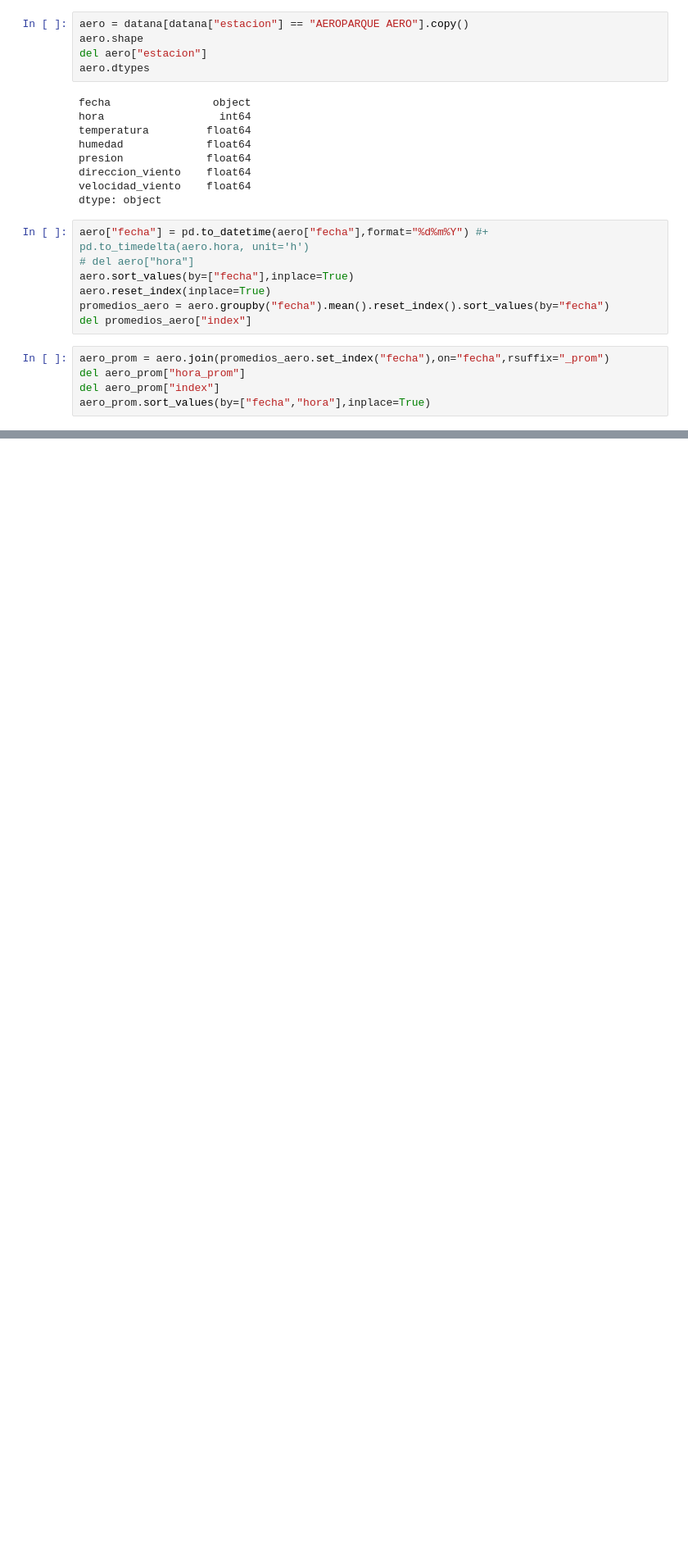
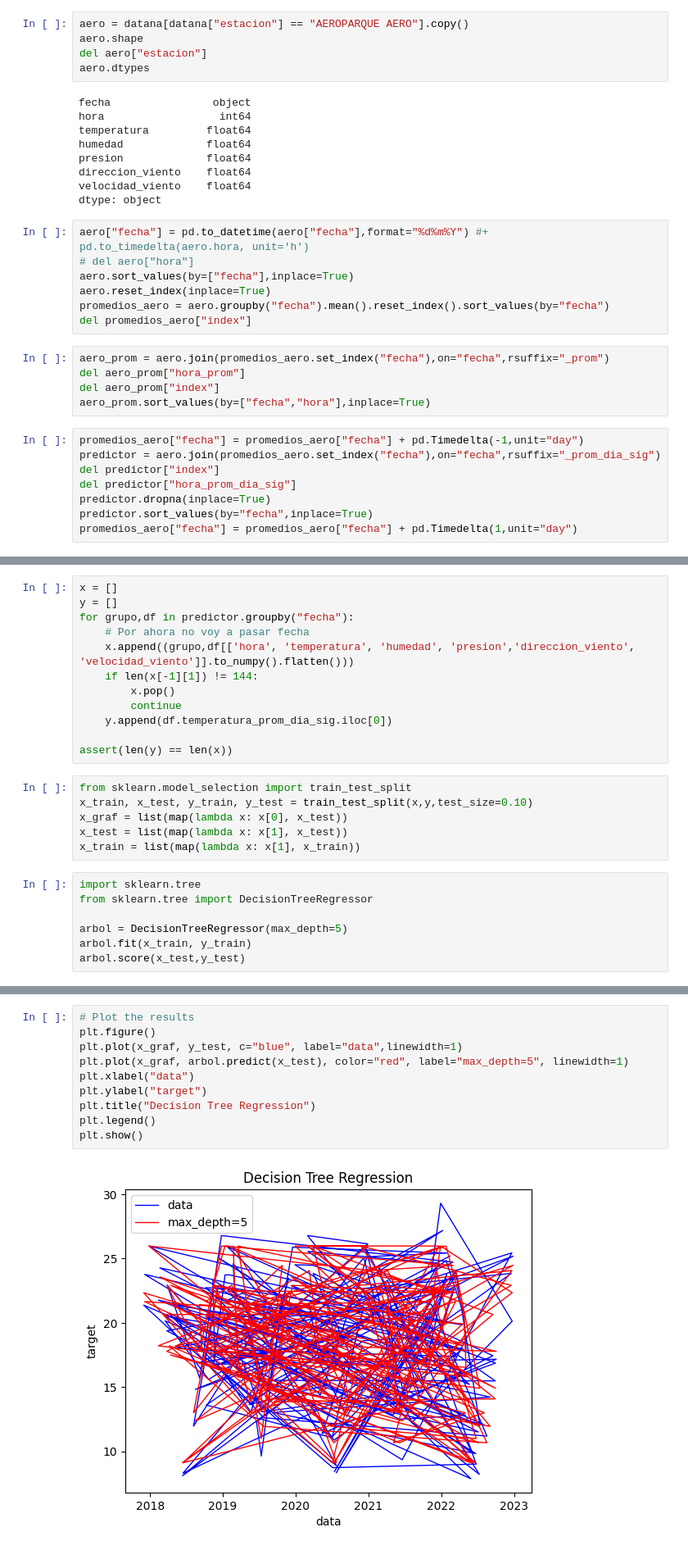
Before and after one commit to SebastianFelgueras/clima, a Jupyter notebook: modelosBSAS.ipynb, the cells around one changed output, grey strips where cells are left out. Shown at 82% size. Cells and saved outputs as stored; diff of their text form; blank space fills up the shorter version.

Commit message:
algunos modelos, trabajando en los graficos

```diff
--- a/modelosBSAS.ipynb
+++ b/modelosBSAS.ipynb
@@ -60,3 +62,11 @@ aero_prom = aero.join(promedios_aero.set_index("fecha"),on="fecha",rsuffix="_pro
 del aero_prom["hora_prom"]
 del aero_prom["index"]
 aero_prom.sort_values(by=["fecha","hora"],inplace=True)
+# %%
+promedios_aero["fecha"] = promedios_aero["fecha"] + pd.Timedelta(-1,unit="day")
+predictor = aero.join(promedios_aero.set_index("fecha"),on="fecha",rsuffix="_prom_dia_sig")
+del predictor["index"]
+del predictor["hora_prom_dia_sig"]
+predictor.dropna(inplace=True)
+predictor.sort_values(by="fecha",inplace=True)
+promedios_aero["fecha"] = promedios_aero["fecha"] + pd.Timedelta(1,unit="day")
@@ -62,0 +83,25 @@ aero_prom.sort_values(by=["fecha","hora"],inplace=True)
+# %%
+x = []
+y = []
+for grupo,df in predictor.groupby("fecha"):
+    # Por ahora no voy a pasar fecha
+    x.append((grupo,df[['hora', 'temperatura', 'humedad', 'presion','direccion_viento', 'velocidad_viento']].to_numpy().flatten()))
+    if len(x[-1][1]) != 144:
+        x.pop()
+        continue
+    y.append(df.temperatura_prom_dia_sig.iloc[0])
+
+assert(len(y) == len(x))
+# %%
+from sklearn.model_selection import train_test_split
+x_train, x_test, y_train, y_test = train_test_split(x,y,test_size=0.10)
+x_graf = list(map(lambda x: x[0], x_test))
+x_test = list(map(lambda x: x[1], x_test))
+x_train = list(map(lambda x: x[1], x_train))
+# %%
+import sklearn.tree
+from sklearn.tree import DecisionTreeRegressor
+
+arbol = DecisionTreeRegressor(max_depth=5)
+arbol.fit(x_train, y_train)
+arbol.score(x_test,y_test)
@@ -62,0 +110,12 @@ aero_prom.sort_values(by=["fecha","hora"],inplace=True)
+# %%
+# Plot the results
+plt.figure()
+plt.plot(x_graf, y_test, c="blue", label="data",linewidth=1)
+plt.plot(x_graf, arbol.predict(x_test), color="red", label="max_depth=5", linewidth=1)
+plt.xlabel("data")
+plt.ylabel("target")
+plt.title("Decision Tree Regression")
+plt.legend()
+plt.show()
+# %% [output]
+[figure, added]
```
Also changed, not shown: parts of 8 cells of this notebook, 2 other files.
